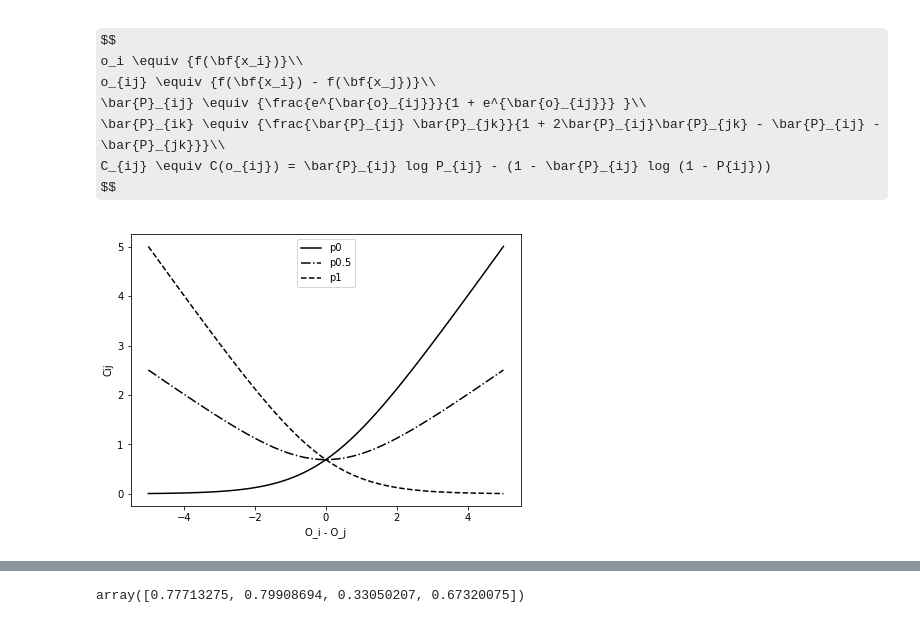
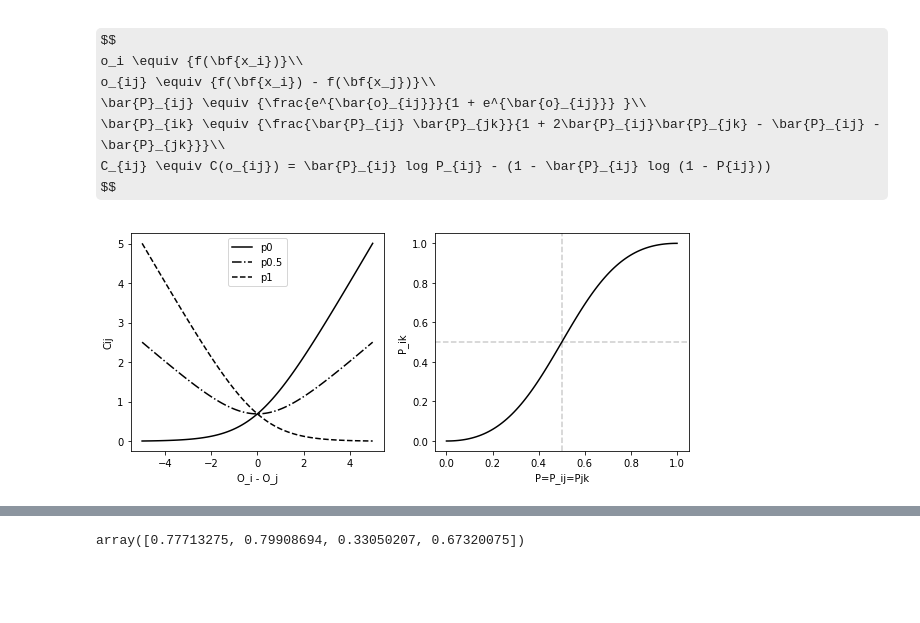
Before and after one commit to eduardbermejo/blog, a Jupyter notebook: _notebooks/2021-02-02-Ranking.ipynb, the cells around one changed output, grey strips where cells are left out. Saved outputs shown, nothing was run; the diff lists cells and outputs as text; code cells hidden in the pictures; some formulas as TeX source; blank space fills up the shorter version.

```diff
--- a/_notebooks/2021-02-02-Ranking.ipynb
+++ b/_notebooks/2021-02-02-Ranking.ipynb
@@ -231,12 +229,19 @@ p0_results = cost_function(0, prob_ij(distances))
 p05_results = cost_function(0.5, prob_ij(distances))
 p1_results = cost_function(1, prob_ij(distances))
 # %%
-fig, ax = plt.subplots(1, 1, figsize=(7, 5))
-sns.lineplot(x=distances, y=p0_results, ax=ax, color='k')
-sns.lineplot(x=distances, y=p05_results, ax=ax, color='k', linestyle='-.')
-sns.lineplot(x=distances, y=p1_results, ax=ax, color='k', linestyle='--')
-ax.legend(labels=['p0','p0.5', 'p1'])
-ax.set_xlabel('O_i - O_j')
-ax.set_ylabel('Cij');
+fig, axes = plt.subplots(1, 2, figsize=(10, 4))
+sns.lineplot(x=distances, y=p0_results, ax=axes[0], color='k')
+sns.lineplot(x=distances, y=p05_results, ax=axes[0], color='k', linestyle='-.')
+sns.lineplot(x=distances, y=p1_results, ax=axes[0], color='k', linestyle='--')
+axes[0].legend(labels=['p0','p0.5', 'p1'])
+axes[0].set_xlabel('O_i - O_j')
+axes[0].set_ylabel('Cij')
+
+x = np.linspace(0, 1, 100)
+sns.lineplot(x=x, y=prob_ik(x, x), ax=axes[1], color='k')
+axes[1].set_xlabel('P=P_ij=Pjk')
+axes[1].set_ylabel('P_ik')
+axes[1].axvline(0.5, linestyle='--', color='k', alpha=0.2)
+axes[1].axhline(0.5, linestyle='--', color='k', alpha=0.2);
 # %% [output]
-[figure, old version]
+[figure, new version]
```
Also changed, not shown: parts of 19 cells of this notebook.
